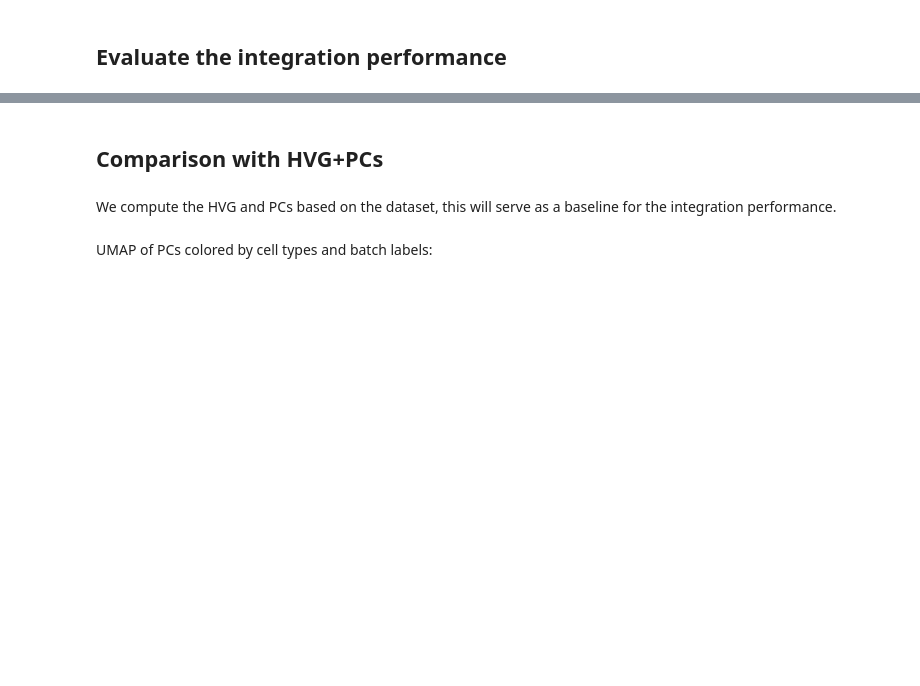
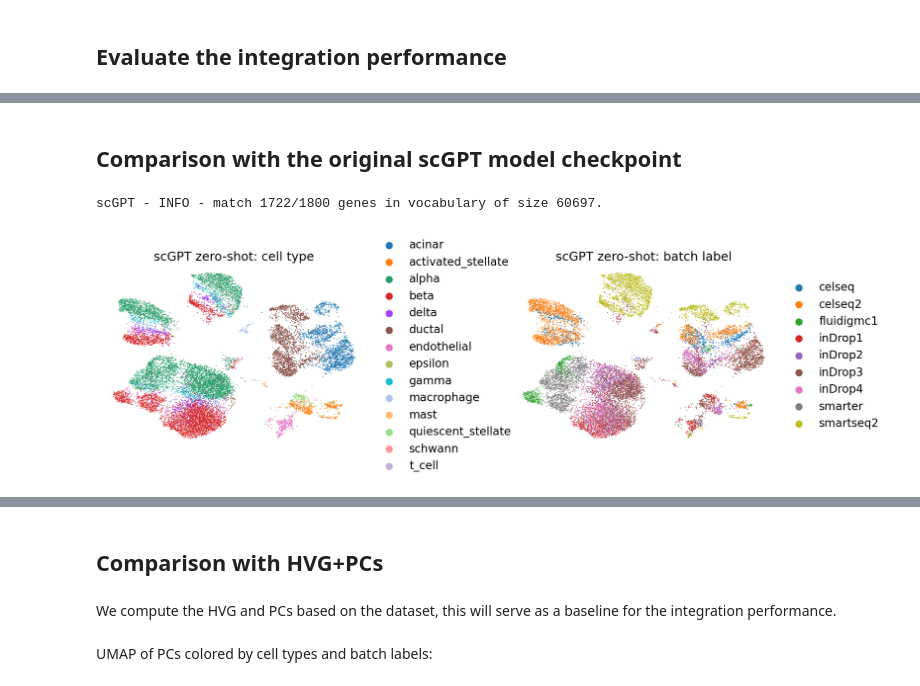
Before and after one commit to bowang-lab/scGPT, a Jupyter notebook: tutorials/zero-shot/Tutorial_ZeroShot_Integration_Continual_Pretraining.ipynb, the cells around one changed output, grey strips where cells are left out. Saved outputs shown, nothing was run; the diff lists cells and outputs as text; code cells hidden in the pictures; blank space fills up the shorter version.

```diff
--- a/tutorials/zero-shot/Tutorial_ZeroShot_Integration_Continual_Pretraining.ipynb
+++ b/tutorials/zero-shot/Tutorial_ZeroShot_Integration_Continual_Pretraining.ipynb
@@ -220,0 +209,21 @@ AvgBATCH: 0.9173
+# %% [markdown]
+## Comparison with the original scGPT model checkpoint
+# %%
+embed_adata = scg.tasks.embed_data(
+    adata,
+    "../../save/scGPT_human",
+    gene_col=gene_col,
+    batch_size=64,
+)
+# %% [output]
+scGPT - INFO - match 1722/1800 genes in vocabulary of size 60697.
+# %%
+sc.pp.neighbors(embed_adata, use_rep="X_scGPT")
+sc.tl.umap(embed_adata)
+sc.pl.umap(embed_adata,
+           color=[cell_type_key, batch_key],
+           frameon=False,
+           wspace=0.4,
+           title=["scGPT zero-shot: cell type", "scGPT zero-shot: batch label"])
+# %% [output]
+[figure, added]
```
Also changed, not shown: parts of 10 cells of this notebook.
